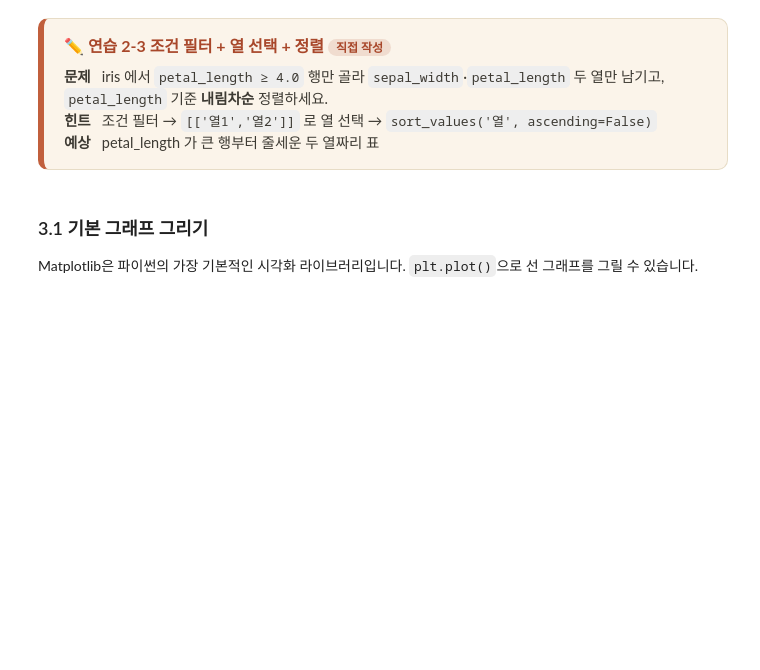
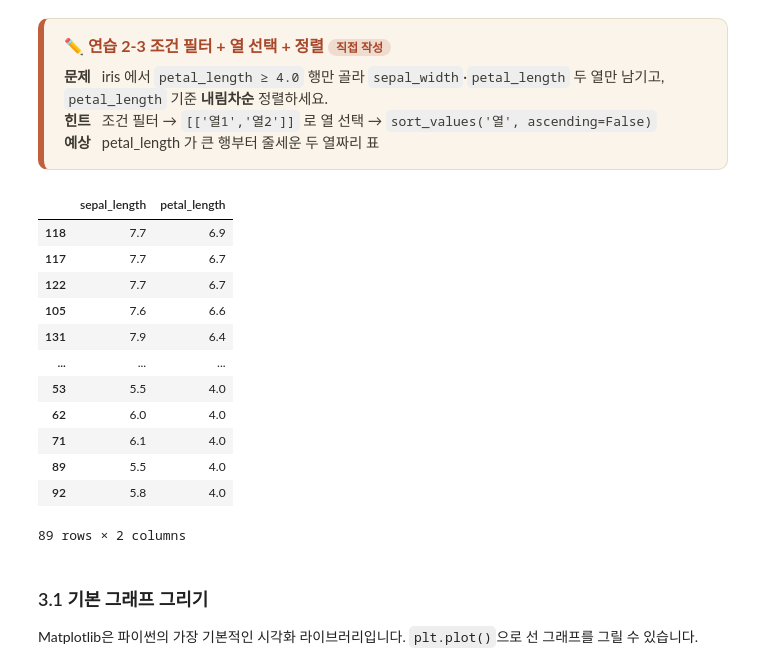
Before and after one commit to mspar0624/numpy, a Jupyter notebook: session-4-data-analysis/s4-01-넘파이판다스시각화-실습.ipynb, the cells around one changed output. Drawn from its saved outputs; the diff is of its cells as text; code cells hidden in the pictures; blank space fills up the shorter version.

```diff
--- a/session-4-data-analysis/s4-01-넘파이판다스시각화-실습.ipynb
+++ b/session-4-data-analysis/s4-01-넘파이판다스시각화-실습.ipynb
@@ -558,10 +720,24 @@ print(species_stats)
 </div>
 # %%
 # ✏️ 직접 작성 — petal_length>=4.0 필터 -> 두 열 선택 -> petal_length 내림차순 정렬
-subset = ____   # ← petal_length 가 4.0 이상인 행만 거르기
-subset = ____   # ← sepal_width, petal_length 두 열만 남기기
-subset = ____   # ← petal_length 기준 내림차순 정렬
+subset = iris[iris['petal_length'] >= 4.0]   # ← petal_length 가 4.0 이상인 행만 거르기
+subset = subset[['sepal_length', 'petal_length']]   # ← sepal_width, petal_length 두 열만 남기기
+subset = subset.sort_values('petal_length', ascending=False)   # ← petal_length 기준 내림차순 정렬
 subset
+# %% [output]
+|  | sepal_length | petal_length |
+| 118 | 7.7 | 6.9 |
+| 117 | 7.7 | 6.7 |
+| 122 | 7.7 | 6.7 |
+| 105 | 7.6 | 6.6 |
+| 131 | 7.9 | 6.4 |
+| ... | ... | ... |
+| 53 | 5.5 | 4.0 |
+| 62 | 6.0 | 4.0 |
+| 71 | 6.1 | 4.0 |
+| 89 | 5.5 | 4.0 |
+| 92 | 5.8 | 4.0 |
+89 rows × 2 columns
 # %% [markdown]
 ### 3.1 기본 그래프 그리기
 
```
Also changed, not shown: parts of 15 cells of this notebook.
